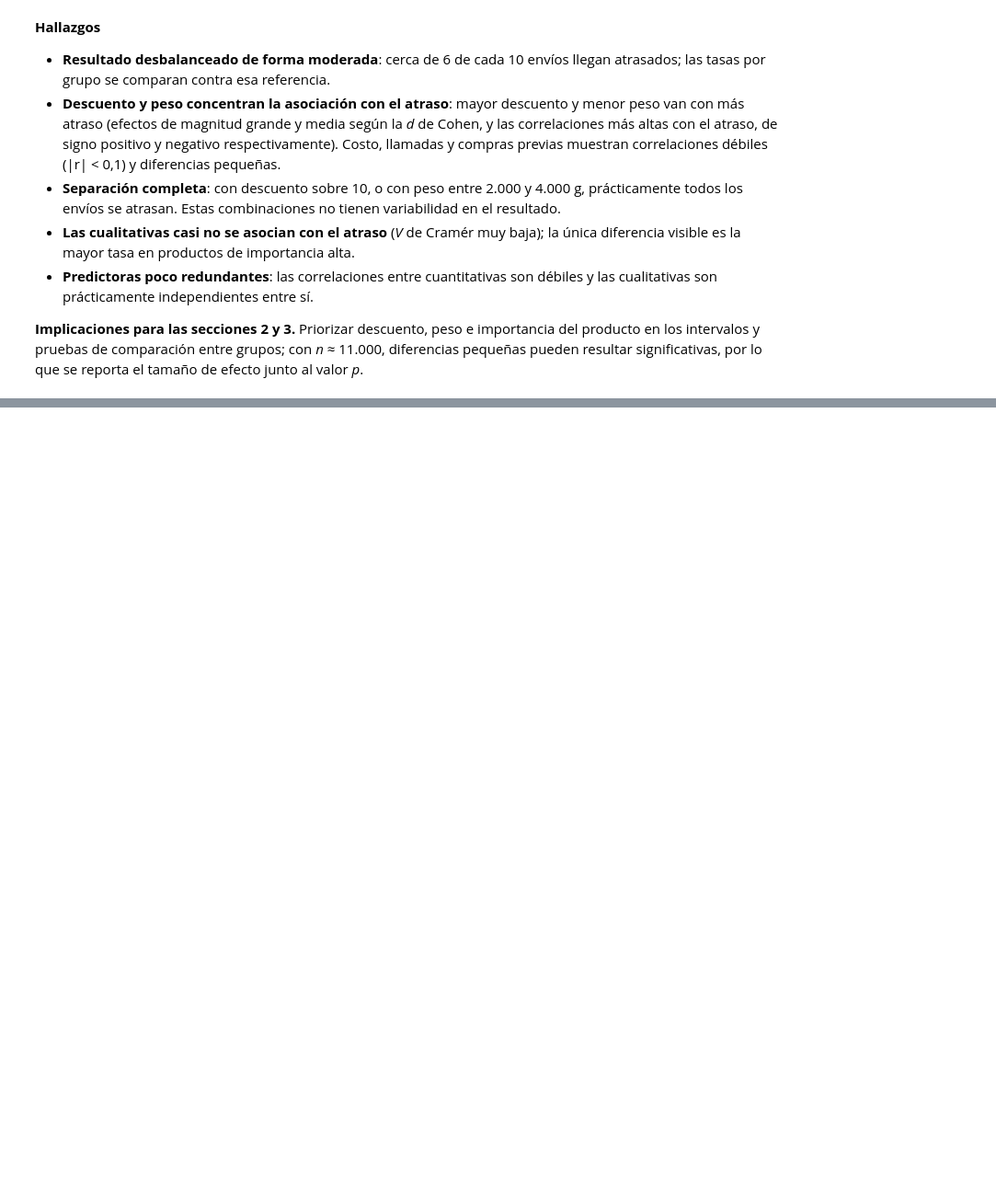
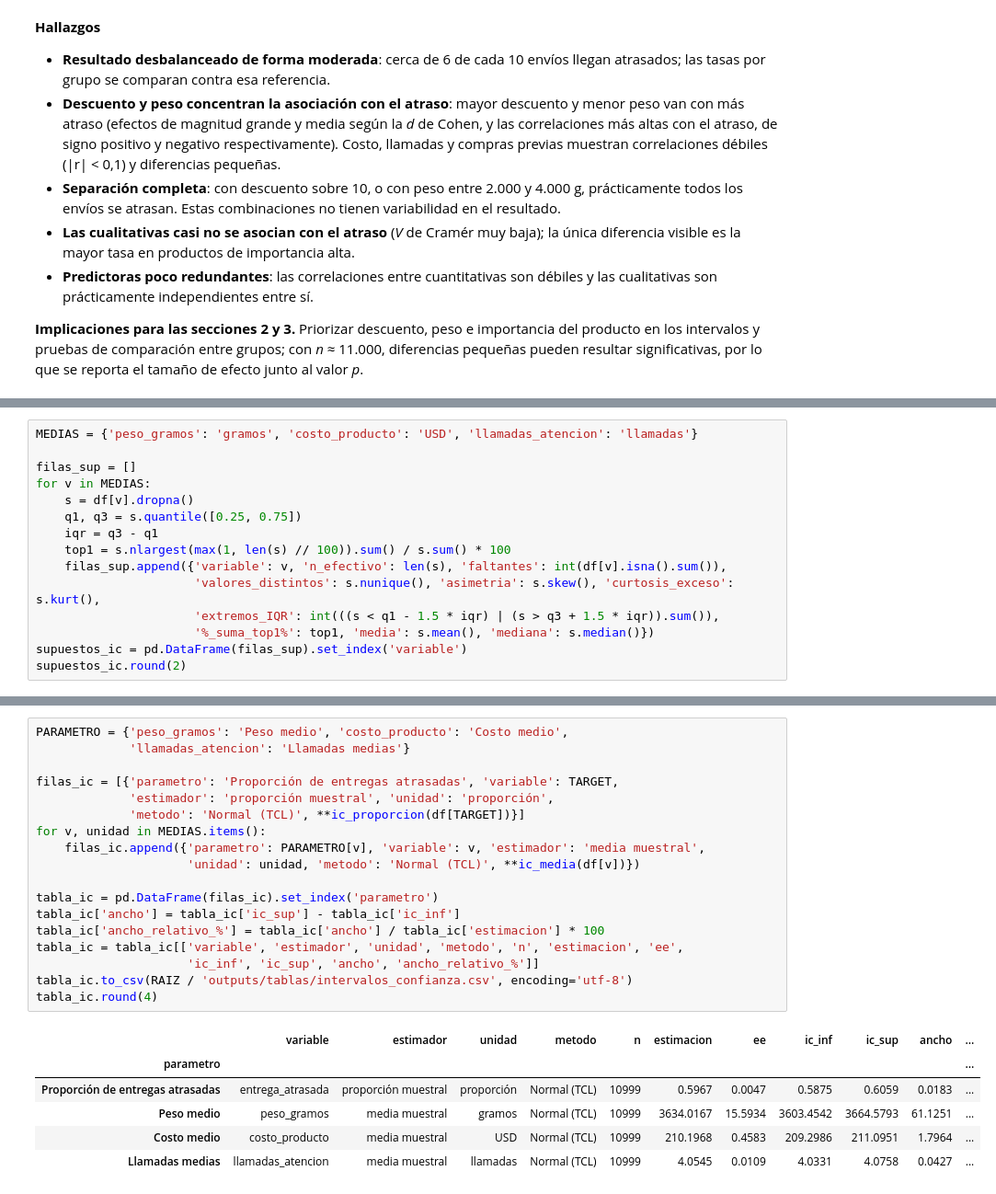
Before and after one commit to joserodriguezc/grupo_1_estadistica_computacional, a Jupyter notebook: notebooks/formativa_1.ipynb, the cells around one changed output, grey strips where cells are left out. Shown at 92% size. Cells and saved outputs as stored; diff of their text form; blank space fills up the shorter version.

```diff
--- a/notebooks/formativa_1.ipynb
+++ b/notebooks/formativa_1.ipynb
@@ -690,0 +759,15 @@ significativas, por lo que se reporta el tamaño de efecto junto al valor *p*.
+# %%
+MEDIAS = {'peso_gramos': 'gramos', 'costo_producto': 'USD', 'llamadas_atencion': 'llamadas'}
+
+filas_sup = []
+for v in MEDIAS:
+    s = df[v].dropna()
+    q1, q3 = s.quantile([0.25, 0.75])
+    iqr = q3 - q1
+    top1 = s.nlargest(max(1, len(s) // 100)).sum() / s.sum() * 100
+    filas_sup.append({'variable': v, 'n_efectivo': len(s), 'faltantes': int(df[v].isna().sum()),
+                      'valores_distintos': s.nunique(), 'asimetria': s.skew(), 'curtosis_exceso': s.kurt(),
+                      'extremos_IQR': int(((s < q1 - 1.5 * iqr) | (s > q3 + 1.5 * iqr)).sum()),
+                      '%_suma_top1%': top1, 'media': s.mean(), 'mediana': s.median()})
+supuestos_ic = pd.DataFrame(filas_sup).set_index('variable')
+supuestos_ic.round(2)
@@ -690,0 +780,25 @@ significativas, por lo que se reporta el tamaño de efecto junto al valor *p*.
+# %%
+PARAMETRO = {'peso_gramos': 'Peso medio', 'costo_producto': 'Costo medio',
+             'llamadas_atencion': 'Llamadas medias'}
+
+filas_ic = [{'parametro': 'Proporción de entregas atrasadas', 'variable': TARGET,
+             'estimador': 'proporción muestral', 'unidad': 'proporción',
+             'metodo': 'Normal (TCL)', **ic_proporcion(df[TARGET])}]
+for v, unidad in MEDIAS.items():
+    filas_ic.append({'parametro': PARAMETRO[v], 'variable': v, 'estimador': 'media muestral',
+                     'unidad': unidad, 'metodo': 'Normal (TCL)', **ic_media(df[v])})
+
+tabla_ic = pd.DataFrame(filas_ic).set_index('parametro')
+tabla_ic['ancho'] = tabla_ic['ic_sup'] - tabla_ic['ic_inf']
+tabla_ic['ancho_relativo_%'] = tabla_ic['ancho'] / tabla_ic['estimacion'] * 100
+tabla_ic = tabla_ic[['variable', 'estimador', 'unidad', 'metodo', 'n', 'estimacion', 'ee',
+                     'ic_inf', 'ic_sup', 'ancho', 'ancho_relativo_%']]
+tabla_ic.to_csv(RAIZ / 'outputs/tablas/intervalos_confianza.csv', encoding='utf-8')
+tabla_ic.round(4)
+# %% [output]
+|  | variable | estimador | unidad | metodo | n | estimacion | ee | ic_inf | ic_sup | ancho | ... |
+| parametro |  |  |  |  |  |  |  |  |  |  | ... |
+| Proporción de entregas atrasadas | entrega_atrasada | proporción muestral | proporción | Normal (TCL) | 10999 | 0.5967 | 0.0047 | 0.5875 | 0.6059 | 0.0183 | ... |
+| Peso medio | peso_gramos | media muestral | gramos | Normal (TCL) | 10999 | 3634.0167 | 15.5934 | 3603.4542 | 3664.5793 | 61.1251 | ... |
+| Costo medio | costo_producto | media muestral | USD | Normal (TCL) | 10999 | 210.1968 | 0.4583 | 209.2986 | 211.0951 | 1.7964 | ... |
+| Llamadas medias | llamadas_atencion | media muestral | llamadas | Normal (TCL) | 10999 | 4.0545 | 0.0109 | 4.0331 | 4.0758 | 0.0427 | ... |
```
Also changed, not shown: parts of 10 cells of this notebook, 2 other files.
